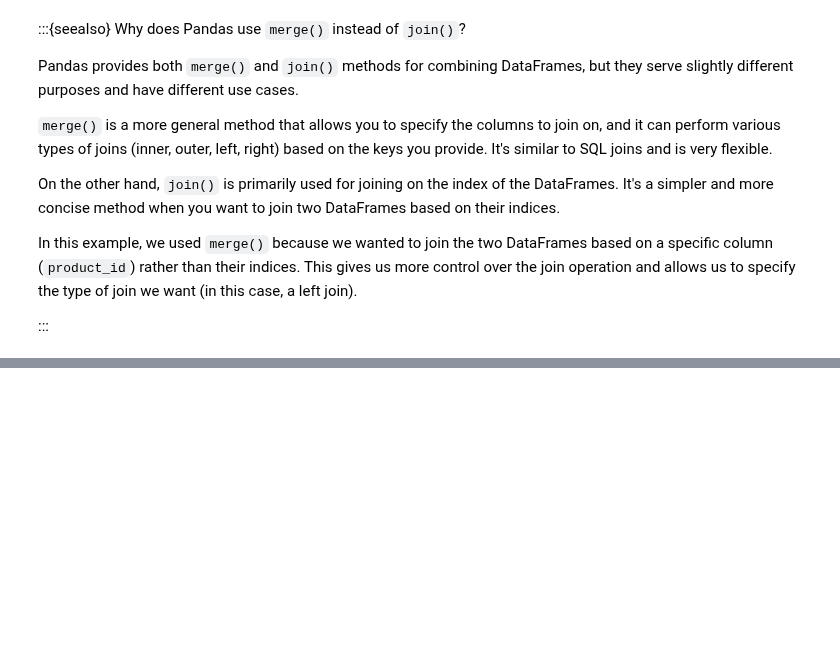
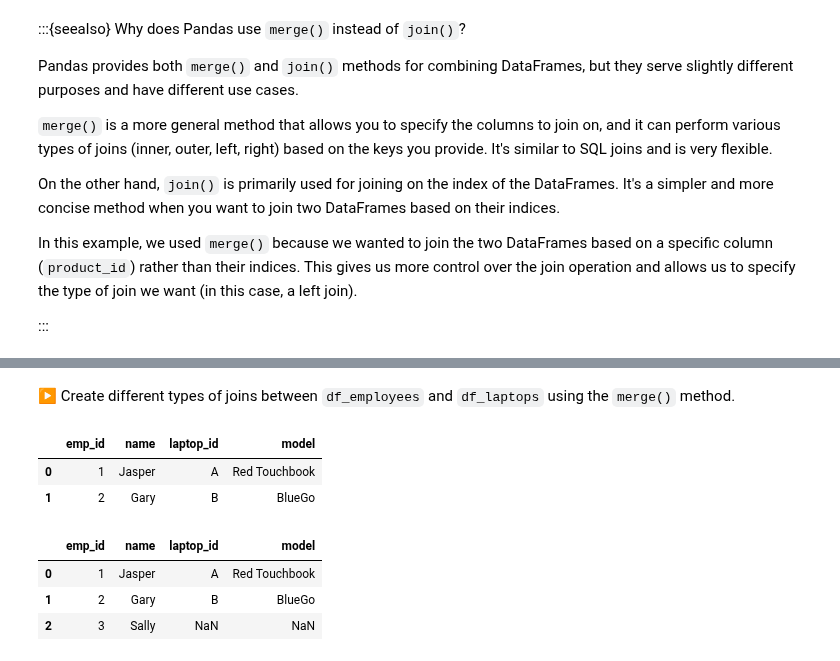
Before and after one commit to bdi475/textbook, a Jupyter notebook: content/pandas-datetime-aggregation-merges.ipynb, the cells around one changed output, grey strips where cells are left out. Saved outputs shown, nothing was run; the diff lists cells and outputs as text; code cells hidden in the pictures; blank space fills up the shorter version.

```diff
--- a/content/pandas-datetime-aggregation-merges.ipynb
+++ b/content/pandas-datetime-aggregation-merges.ipynb
@@ -775,0 +845,19 @@ In this example, we used `merge()` because we wanted to join the two DataFrames
+# %% [markdown]
+▶️ Create different types of joins between `df_employees` and `df_laptops` using the `merge()` method.
+# %%
+df_inner = pd.merge(left=df_employees, right=df_laptops, on="laptop_id", how="inner")
+
+df_inner
+# %% [output]
+|  | emp_id | name | laptop_id | model |
+| 0 | 1 | Jasper | A | Red Touchbook |
+| 1 | 2 | Gary | B | BlueGo |
+# %%
+df_left = pd.merge(left=df_employees, right=df_laptops, on="laptop_id", how="left")
+
+df_left
+# %% [output]
+|  | emp_id | name | laptop_id | model |
+| 0 | 1 | Jasper | A | Red Touchbook |
+| 1 | 2 | Gary | B | BlueGo |
+| 2 | 3 | Sally | NaN | NaN |
```
Also changed, not shown: parts of 6 cells of this notebook, 8 other files.
